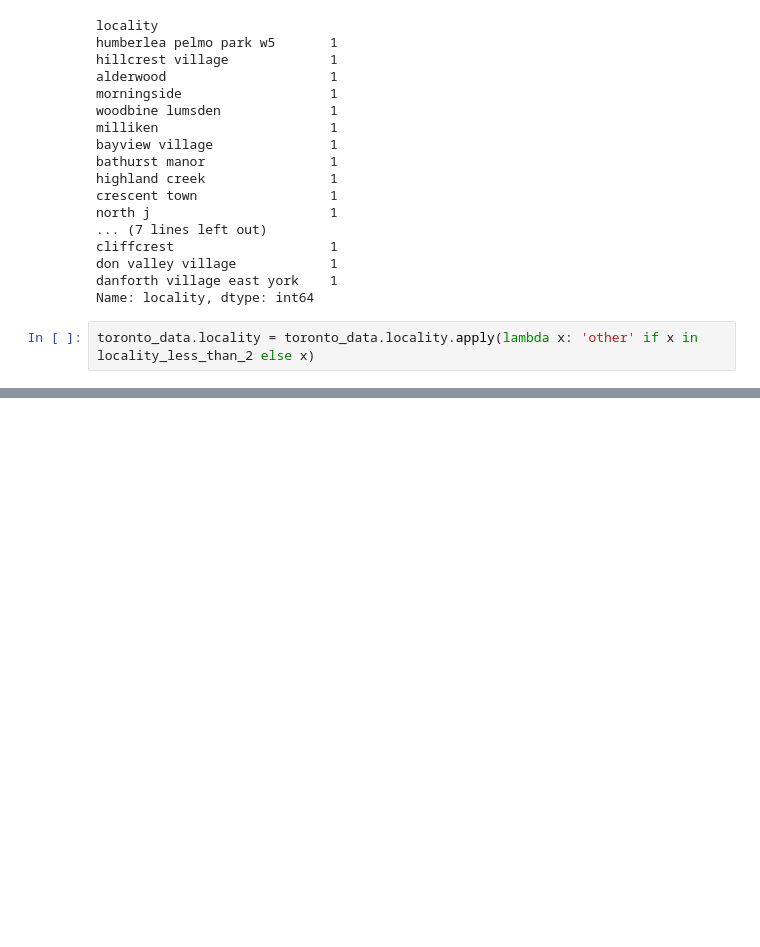
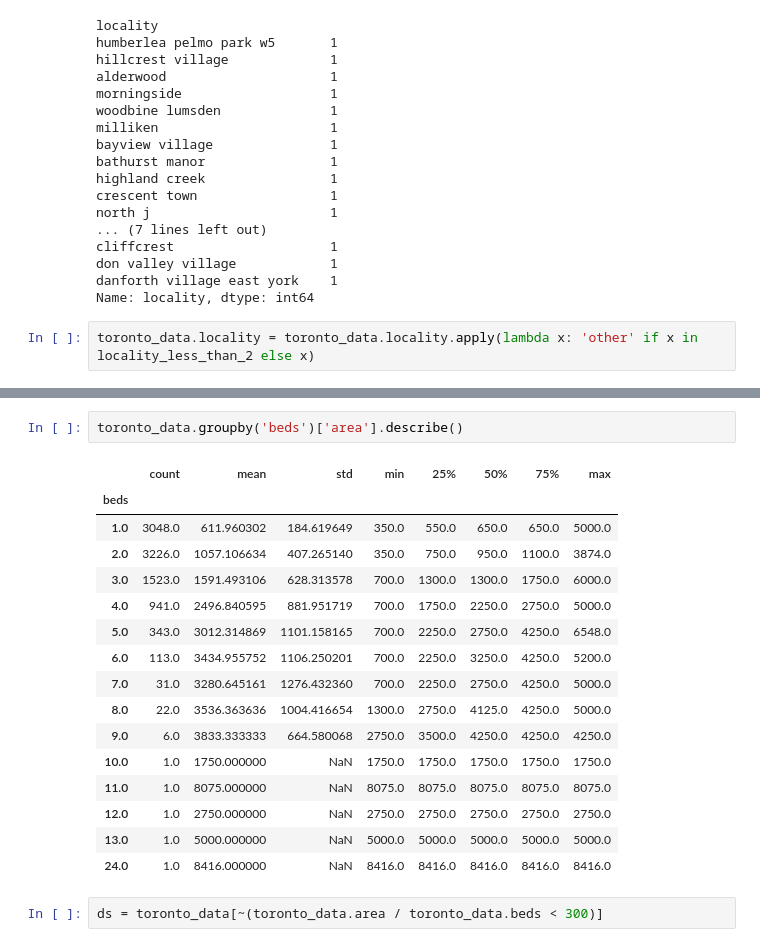
Before and after one commit to Shaji-Mohammed/RealEstatePricePrediction, a Jupyter notebook: ml/training/Untitled.ipynb, the cells around one changed output, grey strips where cells are left out. Drawn from its saved outputs; the diff is of its cells as text; blank space fills up the shorter version.

```diff
--- a/ml/training/Untitled.ipynb
+++ b/ml/training/Untitled.ipynb
@@ -177,0 +171,21 @@ toronto_data.head(10)
+# %%
+toronto_data.groupby('beds')['area'].describe()
+# %% [output]
+|  | count | mean | std | min | 25% | 50% | 75% | max |
+| beds |  |  |  |  |  |  |  |  |
+| 1.0 | 3048.0 | 611.960302 | 184.619649 | 350.0 | 550.0 | 650.0 | 650.0 | 5000.0 |
+| 2.0 | 3226.0 | 1057.106634 | 407.265140 | 350.0 | 750.0 | 950.0 | 1100.0 | 3874.0 |
+| 3.0 | 1523.0 | 1591.493106 | 628.313578 | 700.0 | 1300.0 | 1300.0 | 1750.0 | 6000.0 |
+| 4.0 | 941.0 | 2496.840595 | 881.951719 | 700.0 | 1750.0 | 2250.0 | 2750.0 | 5000.0 |
+| 5.0 | 343.0 | 3012.314869 | 1101.158165 | 700.0 | 2250.0 | 2750.0 | 4250.0 | 6548.0 |
+| 6.0 | 113.0 | 3434.955752 | 1106.250201 | 700.0 | 2250.0 | 3250.0 | 4250.0 | 5200.0 |
+| 7.0 | 31.0 | 3280.645161 | 1276.432360 | 700.0 | 2250.0 | 2750.0 | 4250.0 | 5000.0 |
+| 8.0 | 22.0 | 3536.363636 | 1004.416654 | 1300.0 | 2750.0 | 4125.0 | 4250.0 | 5000.0 |
+| 9.0 | 6.0 | 3833.333333 | 664.580068 | 2750.0 | 3500.0 | 4250.0 | 4250.0 | 4250.0 |
+| 10.0 | 1.0 | 1750.000000 | NaN | 1750.0 | 1750.0 | 1750.0 | 1750.0 | 1750.0 |
+| 11.0 | 1.0 | 8075.000000 | NaN | 8075.0 | 8075.0 | 8075.0 | 8075.0 | 8075.0 |
+| 12.0 | 1.0 | 2750.000000 | NaN | 2750.0 | 2750.0 | 2750.0 | 2750.0 | 2750.0 |
+| 13.0 | 1.0 | 5000.000000 | NaN | 5000.0 | 5000.0 | 5000.0 | 5000.0 | 5000.0 |
+| 24.0 | 1.0 | 8416.000000 | NaN | 8416.0 | 8416.0 | 8416.0 | 8416.0 | 8416.0 |
+# %%
+ds = toronto_data[~(toronto_data.area / toronto_data.beds < 300)]
```
Also changed, not shown: parts of 13 cells of this notebook.
